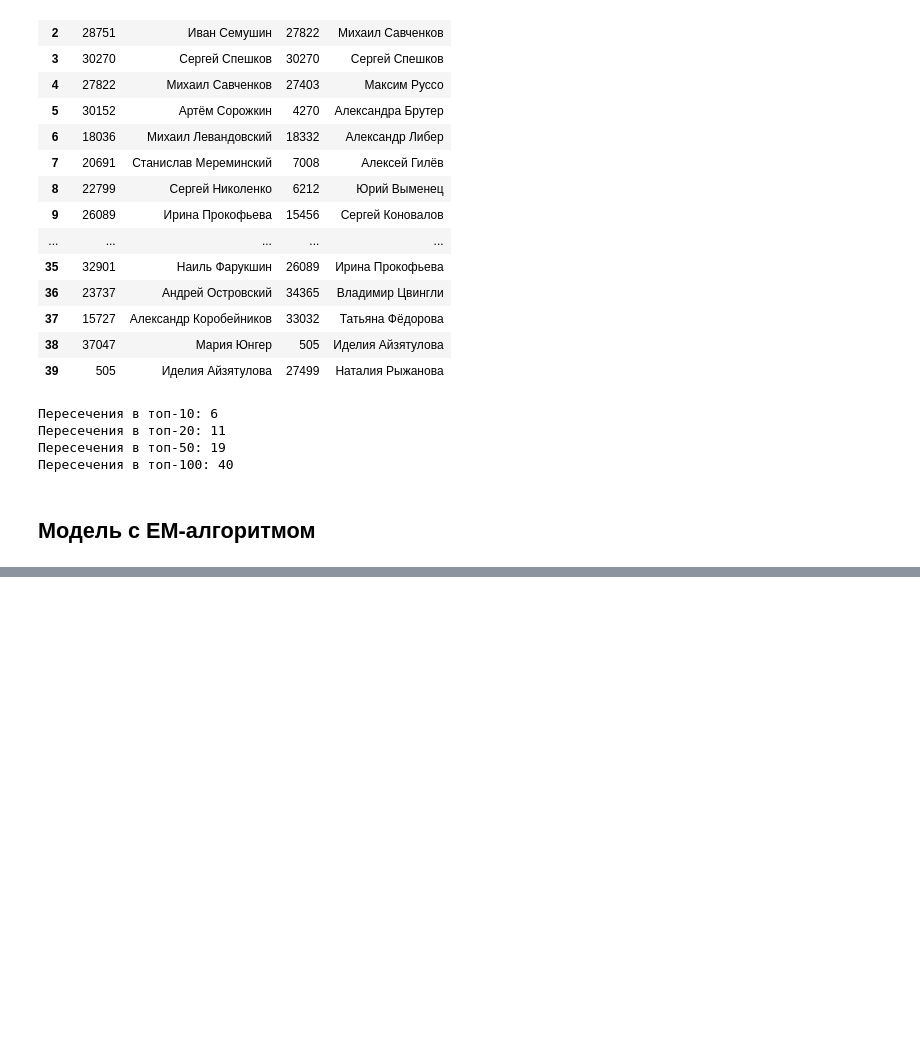
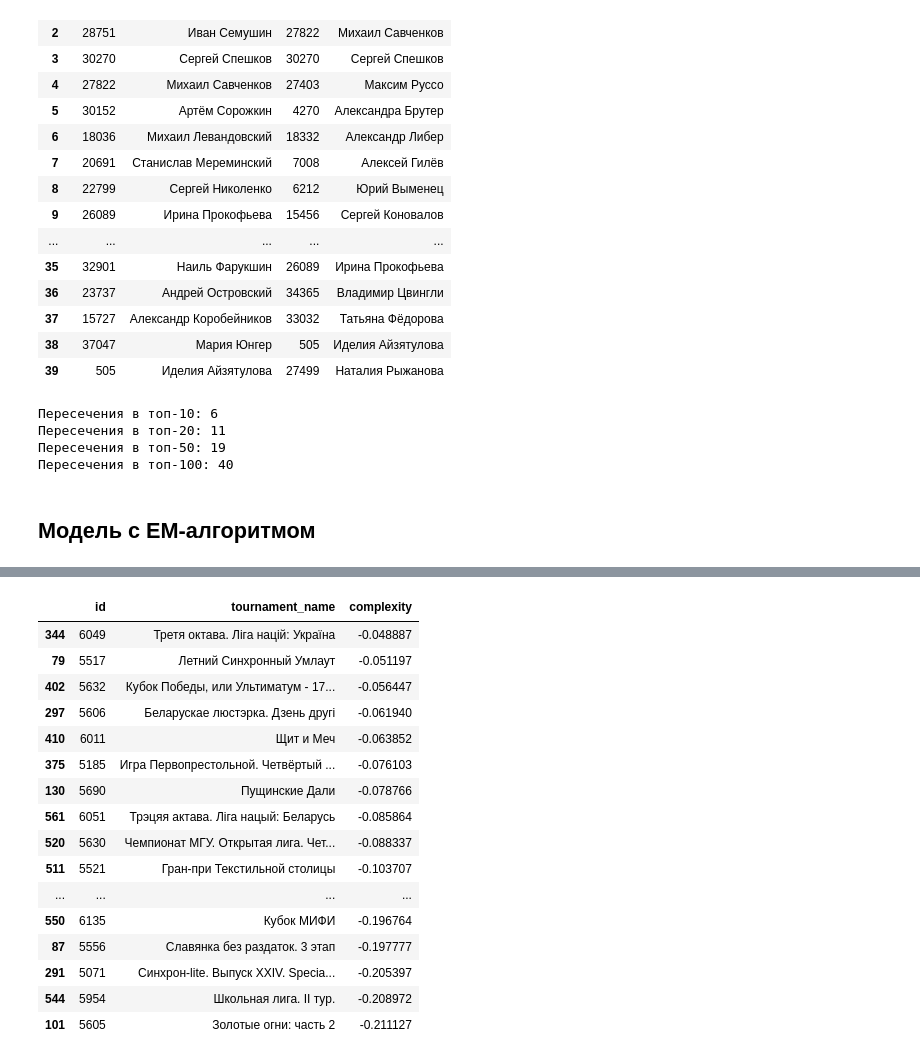
Before and after one commit to robertspb/adv-ml2, a Jupyter notebook: hw_2.ipynb, the cells around one changed output, grey strips where cells are left out. Drawn from its saved outputs; the diff is of its cells as text; code cells hidden in the pictures; blank space fills up the shorter version.

```diff
--- a/hw_2.ipynb
+++ b/hw_2.ipynb
@@ -462,0 +597,2 @@ def em_iterator(n: int, model, preds):
+# %%
+best_model = models[4]
@@ -462,0 +666,24 @@ def em_iterator(n: int, model, preds):
+# %%
+# 50 "средних" по сложности турниров
+mid = tournaments_complexity.shape[0] // 2 - 20
+mid_tournaments = tournaments_complexity.iloc[mid:, :]
+# %%
+mid_tournaments.head(40)
+# %% [output]
+|  | id | tournament_name | complexity |
+| 344 | 6049 | Третя октава. Ліга націй: Україна | -0.048887 |
+| 79 | 5517 | Летний Синхронный Умлаут | -0.051197 |
+| 402 | 5632 | Кубок Победы, или Ультиматум - 17... | -0.056447 |
+| 297 | 5606 | Беларускае люстэрка. Дзень другi | -0.061940 |
+| 410 | 6011 | Щит и Меч | -0.063852 |
+| 375 | 5185 | Игра Первопрестольной. Четвёртый ... | -0.076103 |
+| 130 | 5690 | Пущинские Дали | -0.078766 |
+| 561 | 6051 | Трэцяя актава. Ліга нацый: Беларусь | -0.085864 |
+| 520 | 5630 | Чемпионат МГУ. Открытая лига. Чет... | -0.088337 |
+| 511 | 5521 | Гран-при Текстильной столицы | -0.103707 |
+| ... | ... | ... | ... |
+| 550 | 6135 | Кубок МИФИ | -0.196764 |
+| 87 | 5556 | Славянка без раздаток. 3 этап | -0.197777 |
+| 291 | 5071 | Синхрон-lite. Выпуск XXIV. Specia... | -0.205397 |
+| 544 | 5954 | Школьная лига. II тур. | -0.208972 |
+| 101 | 5605 | Золотые огни: часть 2 | -0.211127 |
```
Also changed, not shown: parts of 40 cells of this notebook.
